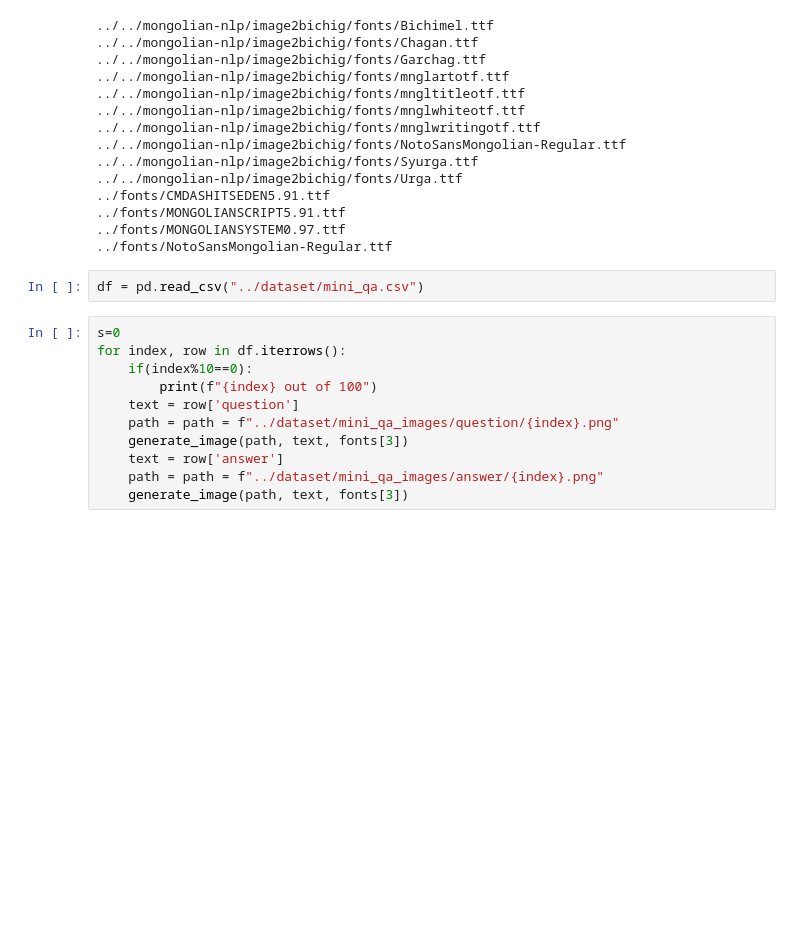
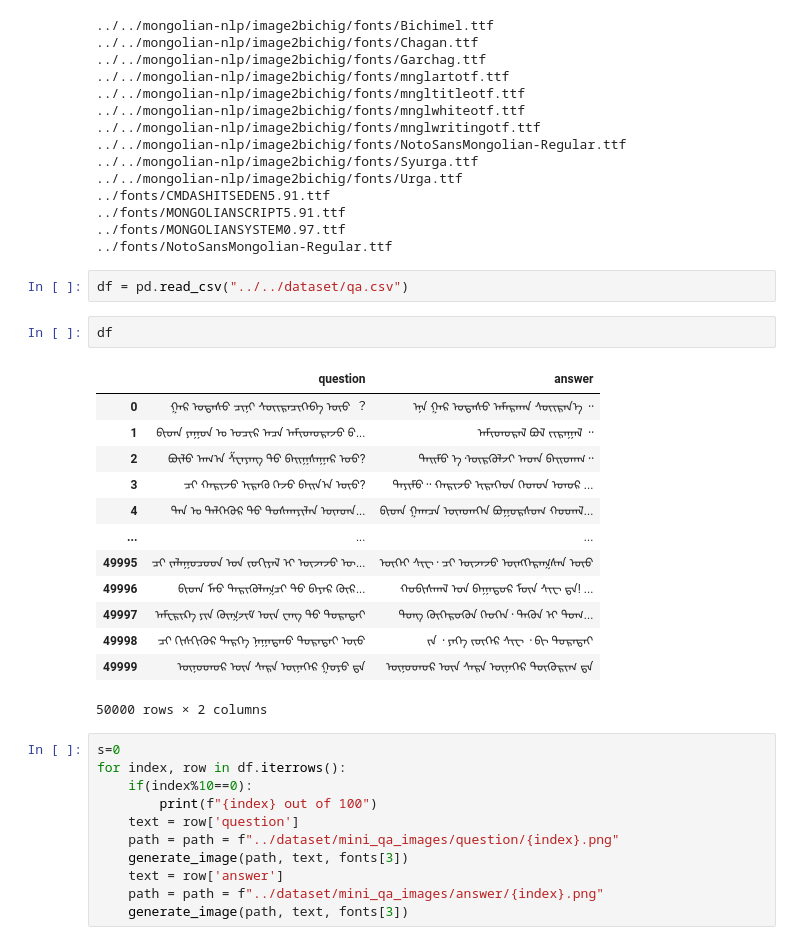
Before and after one commit to Munguudog/Mongol-tuulgatnii-hoyr-erhem-project-OCR-, a Jupyter notebook: adiya/synthetic.ipynb, the cells around one changed output. Drawn from its saved outputs; the diff is of its cells as text; blank space fills up the shorter version.

```diff
--- a/adiya/synthetic.ipynb
+++ b/adiya/synthetic.ipynb
@@ -141,7 +146,23 @@ generate_comparison_image("output.png", "ᠤᠲᠠᠰᠤ ᠴᠢᠨᠢ ᠰᠦᠢ
 ../fonts/MONGOLIANSYSTEM0.97.ttf
 ../fonts/NotoSansMongolian-Regular.ttf
 # %%
-df = pd.read_csv("../dataset/mini_qa.csv")
+df = pd.read_csv("../../dataset/qa.csv")
+# %%
+df
+# %% [output]
+|  | question | answer |
+| 0 | ᠭᠠᠷ ᠤᠲᠠᠰᠤ ᠴᠢᠨᠢ ᠰᠦᠢᠷᠡᠴᠢᠬᠡᠪᠡ ᠦᠦ ︖ | ᠡᠨᠡ ᠭᠠᠷ ᠤᠲᠠᠰᠤ ᠠᠮᠠᠷᠬᠠᠨ ᠰᠦᠢᠷᠡᠨ᠎ᠡ ᠃ |
+| 1 | ᠪᠢᠳᠡ ᠶᠠᠭᠤᠨ ᠤ ᠤᠴᠢᠷ ᠠᠴᠠ ᠠᠮᠢᠳᠤᠷᠠᠵᠤ ᠪ... | ᠠᠮᠢᠳᠤᠷᠠᠯ ᠪᠤᠯ ᠵᠢᠷᠠᠭᠠᠯ ᠃ |
+| 2 | ᠪᠦᠯᠦ ᠠᠬ᠎ᠠ ᠱᠧᠨᠶᠠᠩ ᠳᠤ ᠪᠠᠢ᠌ᠭᠰᠠᠭᠠᠷ ᠤᠤ? | ᠲᠡᠢᠮᠦ ᠡ᠂ᠦᠷᠬᠦᠯᠵᠢ ᠡᠨᠳᠡ ᠪᠠᠢᠳᠠᠭ᠃ |
+| 3 | ᠴᠢ ᠬᠠᠷᠢᠵᠤ ᠢᠷᠡᠬᠦ ᠭᠡᠵᠤ ᠪᠠᠢᠨ᠎ᠠ ᠦᠦ? | ᠲᠡᠶᠢᠮᠦ᠃ ᠬᠠᠷᠢᠵᠤ ᠢᠷᠡᠭᠡᠳ ᠬᠡᠳᠦᠨ ᠡᠳᠦᠷ ... |
+| 4 | ᠲᠠᠨ ᠤ ᠳᠡᠯᠭᠡᠭᠦᠷ ᠲᠦ ᠲᠤᠰᠬᠠᠶᠢᠯᠠᠨ ᠥᠨᠳᠡ... | ᠪᠢᠳᠡ ᠭᠠᠭᠴᠠ ᠥᠨᠳᠡᠭᠡᠨ ᠪᠣᠭᠣᠷᠰᠣᠭ ᠬᠤᠳᠠᠯ... |
+| ... | ... | ... |
+| 49995 | ᠴᠢ ᠵᠠᠯᠠᠭᠤᠴᠤᠳ ᠤᠨ ᠵᠣᠬᠢᠶᠠᠯ ᠢ ᠦᠵᠡᠵᠦ ᠥ... | ᠦᠭᠡᠢ ᠰᠢᠸ᠂ ᠴᠢ ᠦᠵᠡᠵᠦ ᠥᠩᠭᠡᠷᠡᠭᠰᠡᠨ ᠦᠦ |
+| 49996 | ᠪᠢᠳᠡ ᠮᠠᠤ ᠲᠡᠷᠢᠭᠦᠯᠡᠭᠴᠢ ᠳᠦ ᠪᠠᠶᠠᠷ ᠬᠦᠷ... | ᠬᠤᠪᠢᠰᠬᠠᠯ ᠤᠨ ᠪᠠᠭᠠᠲᠤᠷ ᠮᠥᠨ ᠰᠢᠸ ᠳ᠋ᠡ! ... |
+| 49997 | ᠠᠮᠧᠷᠢᠺᠠ ᠶᠢᠨ ᠬᠥᠭᠵᠢᠮ ᠦᠨ ᠸᠠᠩ ᠳᠤ ᠳᠤᠷᠠᠲᠠᠢ | ᠲᠤᠩ ᠬᠥᠭᠡᠷᠦᠬᠦᠨ ᠬᠡᠦᠬᠡᠨ᠂ ᠲᠡᠭᠦᠨ ᠢ ᠲᠣᠭ... |
+| 49998 | ᠴᠢ ᠭᠢᠰᠬᠢᠭᠦᠷ ᠲᠡᠷᠭᠡ ᠨᠠᠭᠠᠳᠬᠤ ᠳᠤᠷᠠᠲᠠᠢ ᠦᠦ | ᠵᠠ ᠂ ᠶᠡᠬᠡ ᠵᠦᠭᠡᠷ ᠰᠢᠸ ᠂ ᠪᠢ ᠳᠤᠷᠠᠲᠠᠶ |
+| 49999 | ᠥᠨᠥᠳᠦᠷ ᠦᠨ ᠰᠠᠷᠠ ᠦᠨᠡᠬᠡᠷ ᠭᠤᠶᠤ ᠳ᠋ᠠ | ᠥᠨᠥᠳᠦᠷ ᠦᠨ ᠰᠠᠷᠠ ᠦᠨᠡᠬᠡᠷ ᠲᠥᠭᠥᠷᠢᠭ ᠳ᠋ᠡ |
+50000 rows × 2 columns
 # %%
 s=0
 for index, row in df.iterrows():
```
Also changed, not shown: parts of 13 cells of this notebook, 3 other files.
